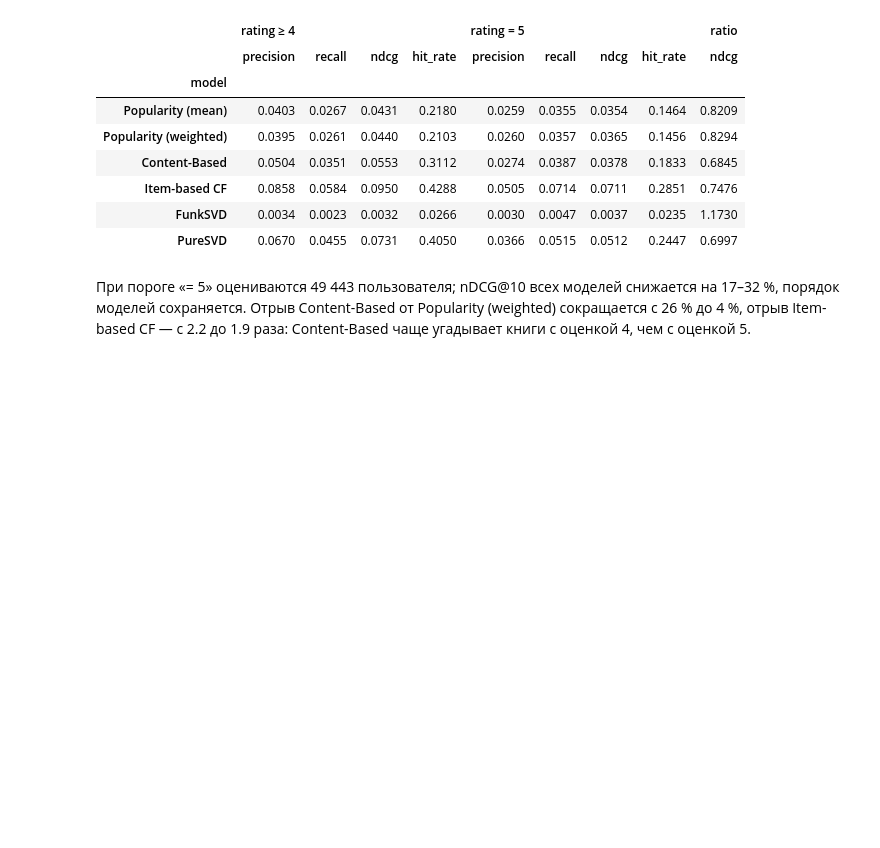
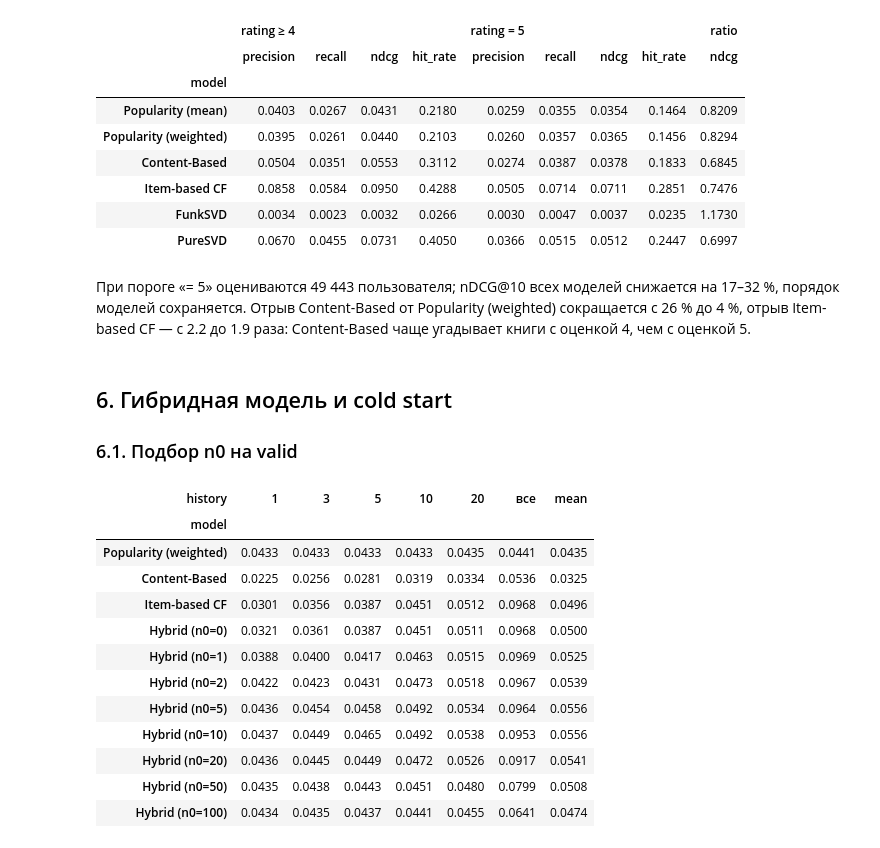
Before and after one commit to a-kapset/Rec_Systems_HW1, a Jupyter notebook: notebooks/goodbooks_recsys.ipynb, the cells around one changed output. Saved outputs shown, nothing was run; the diff lists cells and outputs as text; code cells hidden in the pictures; blank space fills up the shorter version.

```diff
--- a/notebooks/goodbooks_recsys.ipynb
+++ b/notebooks/goodbooks_recsys.ipynb
@@ -1191,3 +1191,47 @@ threshold_table
 | PureSVD | 0.0670 | 0.0455 | 0.0731 | 0.4050 | 0.0366 | 0.0515 | 0.0512 | 0.2447 | 0.6997 |
 # %% [markdown]
 При пороге «= 5» оцениваются 49 443 пользователя; nDCG@10 всех моделей снижается на 17–32 %, порядок моделей сохраняется. Отрыв Content-Based от Popularity (weighted) сокращается с 26 % до 4 %, отрыв Item-based CF — с 2.2 до 1.9 раза: Content-Based чаще угадывает книги с оценкой 4, чем с оценкой 5.
+# %% [markdown]
+## 6. Гибридная модель и cold start
+
+### 6.1. Подбор n0 на valid
+# %%
+from recsys import cold_start
+from recsys.models import Hybrid
+
+N0_GRID = (0, 1, 2, 5, 10, 20, 50, 100)
+valid_hybrid = Hybrid(item_cf, content, popularity_weighted).fit(inner.train, fit_components=False)
+valid_full = cold_start.evaluate_models(
+    {
+        "Popularity (weighted)": popularity_weighted,
+        "Content-Based": content,
+        "Item-based CF": item_cf,
+        "Hybrid": valid_hybrid,
+    },
+    valid_set,
+    N0_GRID,
+)
+valid_cold_users = cold_start.sample_users(valid_set.user_ids)
+valid_histories = cold_start.evaluate_histories(
+    inner.train, valid_set, valid_cold_users, dataset.books, book_tags, n0_grid=N0_GRID,
+    pure_svd=False,
+)  # fmt: skip
+valid_n0 = pd.concat([valid_histories, pd.concat({"все": valid_full}, names=["history"]).swaplevel()])
+n0_table = valid_n0.reset_index().pivot_table(
+    index="model", columns="history", values="ndcg", sort=False
+)
+n0_table.assign(mean=n0_table.mean(axis=1))
+# %% [output]
+| history | 1 | 3 | 5 | 10 | 20 | все | mean |
+| model |  |  |  |  |  |  |  |
+| Popularity (weighted) | 0.0433 | 0.0433 | 0.0433 | 0.0433 | 0.0435 | 0.0441 | 0.0435 |
+| Content-Based | 0.0225 | 0.0256 | 0.0281 | 0.0319 | 0.0334 | 0.0536 | 0.0325 |
+| Item-based CF | 0.0301 | 0.0356 | 0.0387 | 0.0451 | 0.0512 | 0.0968 | 0.0496 |
+| Hybrid (n0=0) | 0.0321 | 0.0361 | 0.0387 | 0.0451 | 0.0511 | 0.0968 | 0.0500 |
+| Hybrid (n0=1) | 0.0388 | 0.0400 | 0.0417 | 0.0463 | 0.0515 | 0.0969 | 0.0525 |
+| Hybrid (n0=2) | 0.0422 | 0.0423 | 0.0431 | 0.0473 | 0.0518 | 0.0967 | 0.0539 |
+| Hybrid (n0=5) | 0.0436 | 0.0454 | 0.0458 | 0.0492 | 0.0534 | 0.0964 | 0.0556 |
+| Hybrid (n0=10) | 0.0437 | 0.0449 | 0.0465 | 0.0492 | 0.0538 | 0.0953 | 0.0556 |
+| Hybrid (n0=20) | 0.0436 | 0.0445 | 0.0449 | 0.0472 | 0.0526 | 0.0917 | 0.0541 |
+| Hybrid (n0=50) | 0.0435 | 0.0438 | 0.0443 | 0.0451 | 0.0480 | 0.0799 | 0.0508 |
+| Hybrid (n0=100) | 0.0434 | 0.0435 | 0.0437 | 0.0441 | 0.0455 | 0.0641 | 0.0474 |
```
Also changed, not shown: parts of 22 cells of this notebook, 8 other files.
